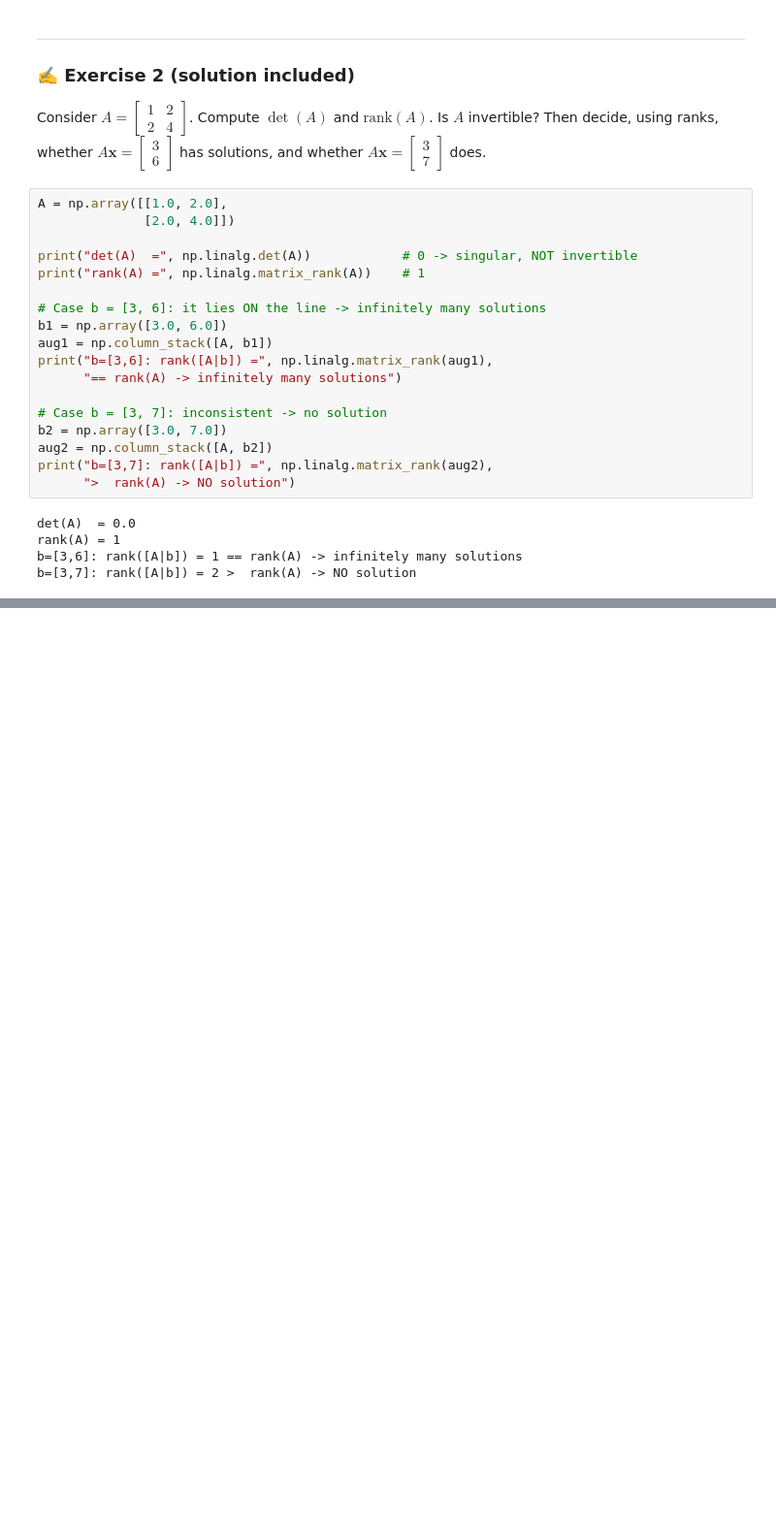
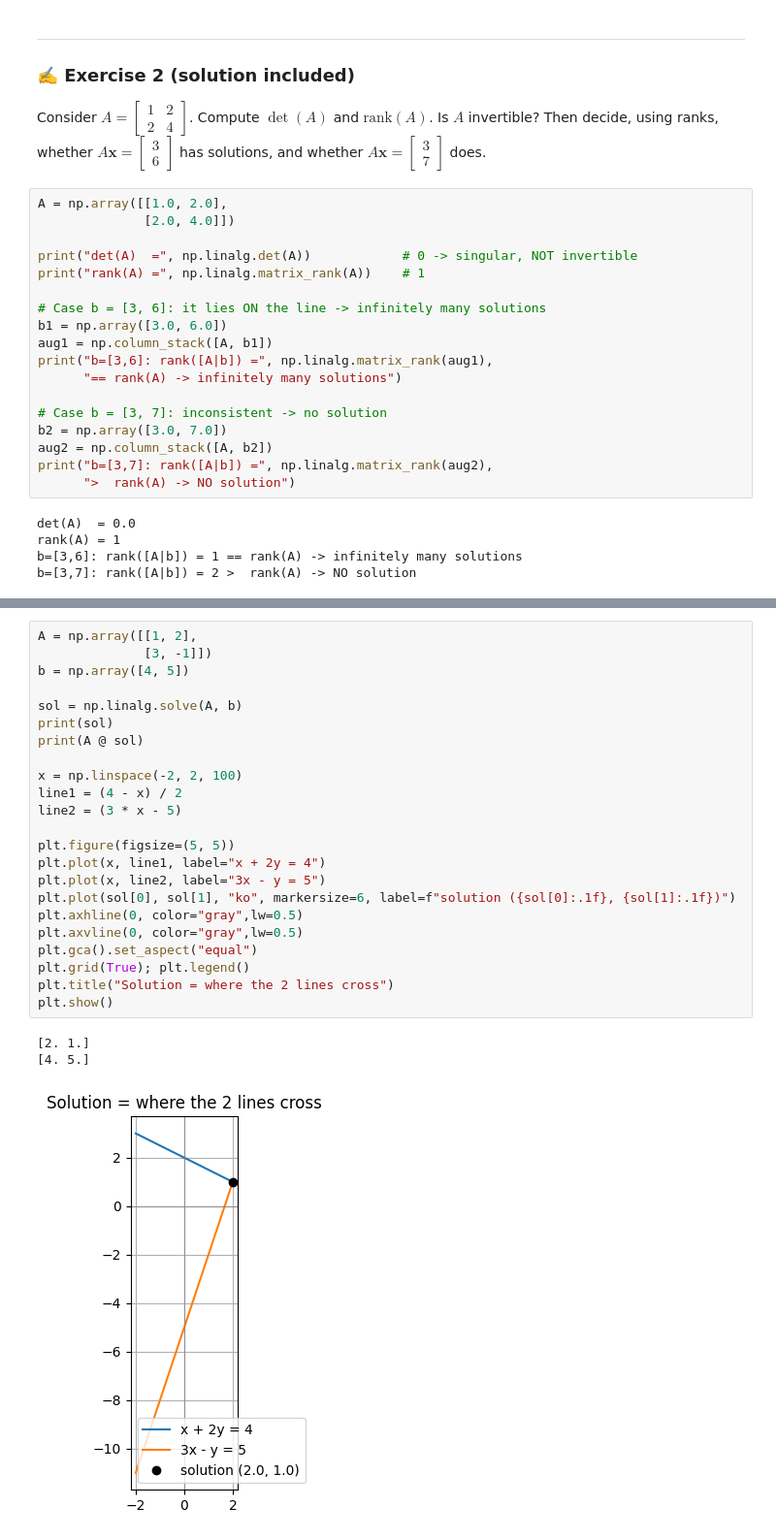
Before and after one commit to JayZeus999/Math-For-ML, a Jupyter notebook: cto-school/04b_linear_systems.ipynb, the cells around one changed output, grey strips where cells are left out. Shown at 97% size. Saved outputs shown, nothing was run; the diff lists cells and outputs as text; blank space fills up the shorter version.

```diff
--- a/cto-school/04b_linear_systems.ipynb
+++ b/cto-school/04b_linear_systems.ipynb
@@ -324,0 +332,27 @@ b=[3,7]: rank([A|b]) = 2 >  rank(A) -> NO solution
+# %%
+A = np.array([[1, 2],
+              [3, -1]])
+b = np.array([4, 5])
+
+sol = np.linalg.solve(A, b)
+print(sol)
+print(A @ sol)
+
+x = np.linspace(-2, 2, 100)
+line1 = (4 - x) / 2
+line2 = (3 * x - 5)
+
+plt.figure(figsize=(5, 5))
+plt.plot(x, line1, label="x + 2y = 4")
+plt.plot(x, line2, label="3x - y = 5")
+plt.plot(sol[0], sol[1], "ko", markersize=6, label=f"solution ({sol[0]:.1f}, {sol[1]:.1f})")
+plt.axhline(0, color="gray",lw=0.5)
+plt.axvline(0, color="gray",lw=0.5)
+plt.gca().set_aspect("equal")
+plt.grid(True); plt.legend()
+plt.title("Solution = where the 2 lines cross")
+plt.show()
+# %% [output]
+[2. 1.]
+[4. 5.]
+[figure, added]
```
Also changed, not shown: parts of 1 cell of this notebook.
